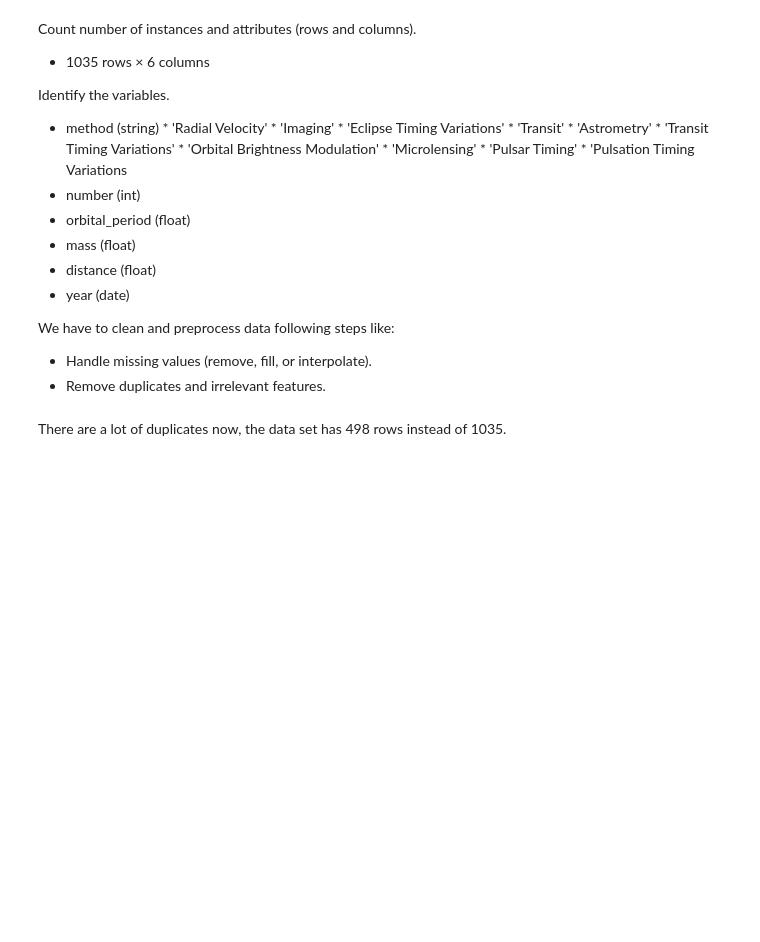
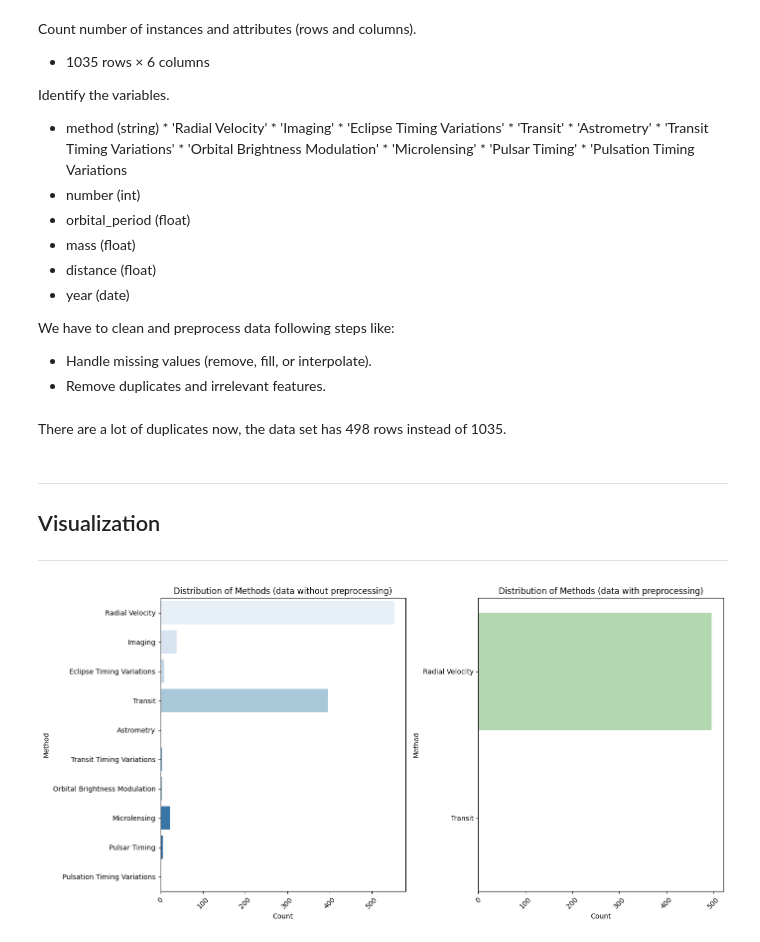
Before and after one commit to Enriquerzrz/iasca, a Jupyter notebook: E1_ExploratoryDataAnalysis.ipynb, the cells around one changed output. Saved outputs shown, nothing was run; the diff lists cells and outputs as text; code cells hidden in the pictures; blank space fills up the shorter version.

Commit message:
Univariable visualization

```diff
--- a/E1_ExploratoryDataAnalysis.ipynb
+++ b/E1_ExploratoryDataAnalysis.ipynb
@@ -73,16 +73,16 @@ We have to clean and preprocess data following steps like:
   * Remove duplicates and irrelevant features.
 # %%
 # 1. Remove NaN data
-df_planets = df_planets.dropna()
+df_planets_clean = df_planets.dropna()
 
 # 2. Remove duplicates
-df_planets = df_planets.drop_duplicates()
+df_planets_clean = df_planets_clean.drop_duplicates()
 
 # After clean the data we have
 # 498 rows × 6 columns
 # [method - number - orbital_period - mass - distance - year]
 
 # Decomment the next line to previsualice the data set
-# df_planets
+# df_planets_clean
 # %% [markdown]
 There are a lot of duplicates now, the data set has 498 rows instead of 1035.
@@ -90,0 +110,29 @@ There are a lot of duplicates now, the data set has 498 rows instead of 1035.
+# %% [markdown]
+---
+## Visualization
+---
+# %%
+# METHOD
+
+# Create a figure and axes to combine both plots
+fig, axes = plt.subplots(1, 2, figsize=(14, 7))
+
+# Plot for df_planets with a custom color palette
+sns.countplot(y='method', hue='method', data=df_planets, ax=axes[0], palette='Blues')
+axes[0].set_title('Distribution of Methods (data without preprocessing)')
+axes[0].set_xlabel('Count')
+axes[0].set_ylabel('Method')
+axes[0].tick_params(axis='x', rotation=45)
+
+# Plot for df_planets_clean with a different custom color palette
+sns.countplot(y='method', hue='method', data=df_planets_clean, ax=axes[1], palette='Greens')
+axes[1].set_title('Distribution of Methods (data with preprocessing)')
+axes[1].set_xlabel('Count')
+axes[1].set_ylabel('Method')
+axes[1].tick_params(axis='x', rotation=45)
+
+# Adjust layout to prevent overlap
+plt.tight_layout()
+plt.show()
+# %% [output]
+[figure, added]
```
Also changed, not shown: parts of 8 cells of this notebook.
